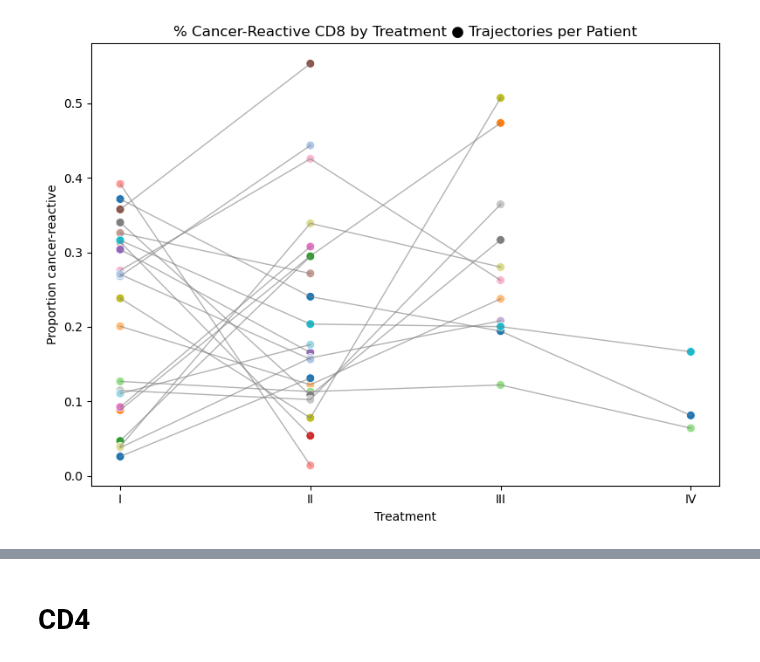
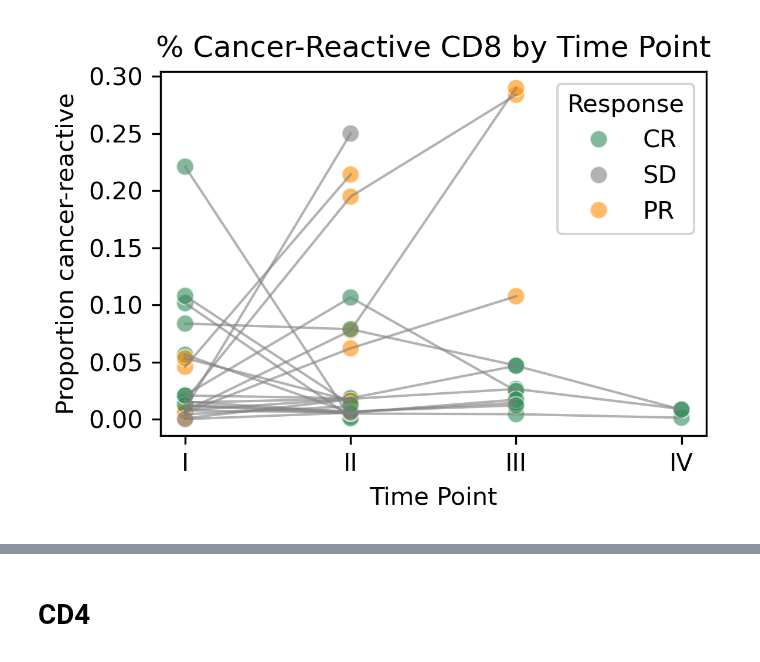
Before and after one commit to Sun-lab/CAT, a Jupyter notebook: Chen_2024/visualizations.ipynb, the cells around one changed output, grey strips where cells are left out. Cells and saved outputs as stored; diff of their text form; code cells hidden in the pictures.

```diff
--- a/Chen_2024/visualizations.ipynb
+++ b/Chen_2024/visualizations.ipynb
@@ -24,6 +29,7 @@ cell_data_CD8 = cell_data_CD8[
     (cell_data_CD8['Tissue'] != 'TN') &
     (cell_data_CD8['Tissue'] != 'LN')
 ]
+cell_data_CD8.index = cell_data_CD8.index + "-Chen_2024_CD8"
 cell_data_CD8
 # %% [output]
 |  | n_genes_by_counts | log1p_n_genes_by_counts | total_counts | log1p_total_counts | pct_counts_in_top_50_genes | ... |
@@ -61,0 +96,12 @@ See the caveats in the documentation: https://pandas.pydata.org/pandas-docs/stab
+# %%
+file_path = "1-s2.0-S1535610824002344-mmc2.xlsx"
+
+# Read only the first sheet (index 0), skipping the very first row
+df = pd.read_excel(
+    file_path,
+    sheet_name='scRNA-seq patient meta',
+    header=1        # use row 1 (zero-based) as the column names
+)
+df = df.rename(columns={"Patient ID": "Patient"})
+
+df
@@ -62,10 +126,13 @@ See the caveats in the documentation: https://pandas.pydata.org/pandas-docs/stab
 # %%
 df_prop = (
     cell_data_CD8
-    .groupby(['Patient','Treatment'])['cancer_reactive']
+    .groupby(['Patient','TimePoint'])['cancer_reactive']
     .mean()                        # True/False are treated as 1/0 so mean gives the fraction
     .reset_index(name='prop_reactive')
 )
+print(df_prop.shape)
 
+df_prop = df_prop.merge(df, on="Patient", how="left", validate="many_to_one")
+print(df_prop.shape)
 df_prop
 # %% [output]
@@ -91,43 +160,47 @@ df_prop
 import pandas as pd
 import seaborn as sns
 import matplotlib.pyplot as plt
 
-# make Treatment in the right order
+plt.rcParams['figure.dpi'] = 300   # affects inline plots
+plt.rcParams['savefig.dpi'] = 300  # affects saved plots
+
+palette = {"CR": "seagreen", "PR": "darkorange", "SD": "gray"}
+
+# make Time point in the right order
 treat_order = ['I','II','III','IV']
-df_prop['Treatment'] = pd.Categorical(df_prop['Treatment'],
+df_prop['TimePoint'] = pd.Categorical(df_prop['TimePoint'],
                                       categories=treat_order,
                                       ordered=True)
 
 # plot
-plt.figure(figsize=(8,6))
+plt.figure(figsize=(4,3))
 
 # draw one line per Patient, connecting their points (no aggregation)
 sns.lineplot(
     data=df_prop,
-    x='Treatment',
+    x='TimePoint',
     y='prop_reactive',
     units='Patient',      # draw each Patient’s line
     estimator=None,       # raw values, not aggregate
     lw=1,                 # line width
     alpha=0.6,            # make them a bit transparent if many
     color='grey'          # neutral line color
 )
 
-# overlay the actual points, colored by Patient (optional legend=False if it’s too busy)
 sns.scatterplot(
     data=df_prop,
-    x='Treatment',
+    x='TimePoint',
     y='prop_reactive',
-    hue='Patient',
-    palette='tab20',
-    s=50,
-    legend=False
+    hue='Response',
+    alpha=0.6,
+    palette=palette,
+    s=50
 )
 
-plt.title('% Cancer-Reactive CD8 by Treatment ● Trajectories per Patient')
-plt.xlabel('Treatment')
+plt.title('% Cancer-Reactive CD8 by Time Point')
+plt.xlabel('Time Point')
 plt.ylabel('Proportion cancer-reactive')
 plt.tight_layout()
 plt.show()
 # %% [output]
-[figure, old version]
+[figure, new version]
```
Also changed, not shown: parts of 57 cells of this notebook, 7 other files.
